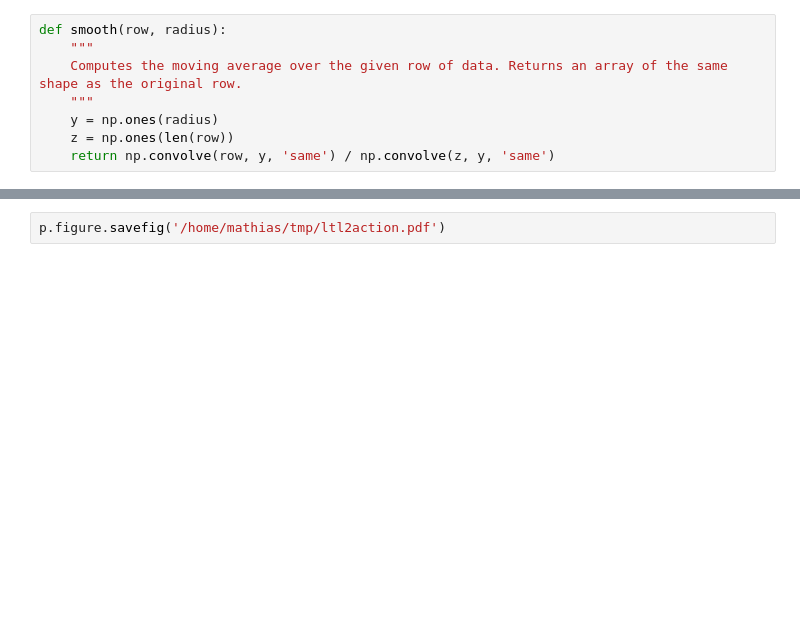
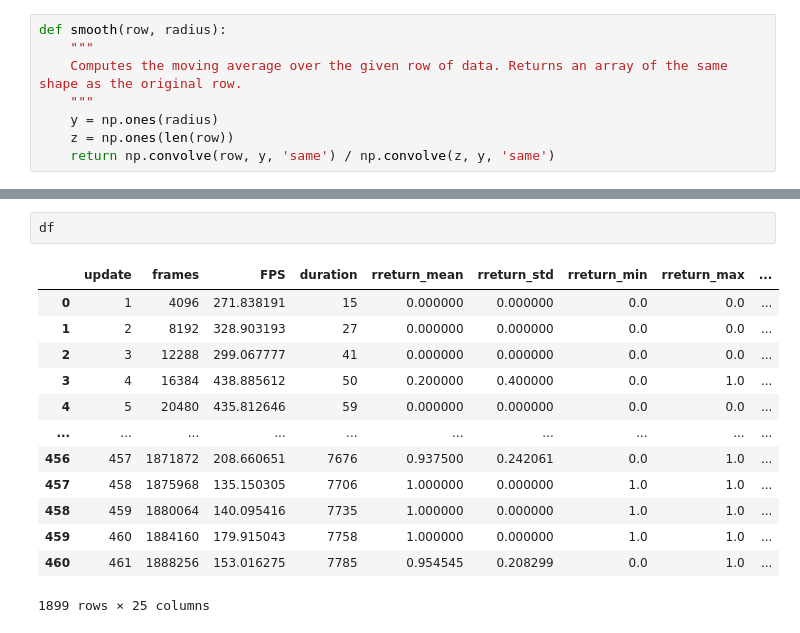
Before and after one commit to mattiagiuri/ltl_gnn, a Jupyter notebook: src/plot.ipynb, the cells around one changed output, grey strips where cells are left out. Drawn from its saved outputs; the diff is of its cells as text; blank space fills up the shorter version.

```diff
--- a/src/plot.ipynb
+++ b/src/plot.ipynb
@@ -24,2 +31,16 @@ p = sns.relplot(df, x='frames', y='return_smooth', kind='line', )
-# %%
-p.figure.savefig('/home/mathias/tmp/ltl2action.pdf')
+# %%
+df
+# %% [output]
+|  | update | frames | FPS | duration | rreturn_mean | rreturn_std | rreturn_min | rreturn_max | ... |
+| 0 | 1 | 4096 | 271.838191 | 15 | 0.000000 | 0.000000 | 0.0 | 0.0 | ... |
+| 1 | 2 | 8192 | 328.903193 | 27 | 0.000000 | 0.000000 | 0.0 | 0.0 | ... |
+| 2 | 3 | 12288 | 299.067777 | 41 | 0.000000 | 0.000000 | 0.0 | 0.0 | ... |
+| 3 | 4 | 16384 | 438.885612 | 50 | 0.200000 | 0.400000 | 0.0 | 1.0 | ... |
+| 4 | 5 | 20480 | 435.812646 | 59 | 0.000000 | 0.000000 | 0.0 | 0.0 | ... |
+| ... | ... | ... | ... | ... | ... | ... | ... | ... | ... |
+| 456 | 457 | 1871872 | 208.660651 | 7676 | 0.937500 | 0.242061 | 0.0 | 1.0 | ... |
+| 457 | 458 | 1875968 | 135.150305 | 7706 | 1.000000 | 0.000000 | 1.0 | 1.0 | ... |
+| 458 | 459 | 1880064 | 140.095416 | 7735 | 1.000000 | 0.000000 | 1.0 | 1.0 | ... |
+| 459 | 460 | 1884160 | 179.915043 | 7758 | 1.000000 | 0.000000 | 1.0 | 1.0 | ... |
+| 460 | 461 | 1888256 | 153.016275 | 7785 | 0.954545 | 0.208299 | 0.0 | 1.0 | ... |
+1899 rows × 25 columns
```
Also changed, not shown: parts of 9 cells of this notebook, 3 other files.
